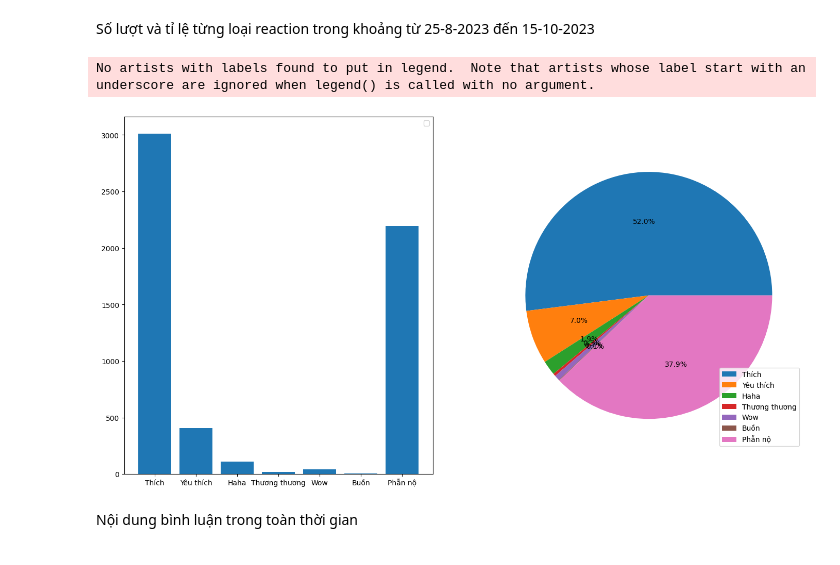
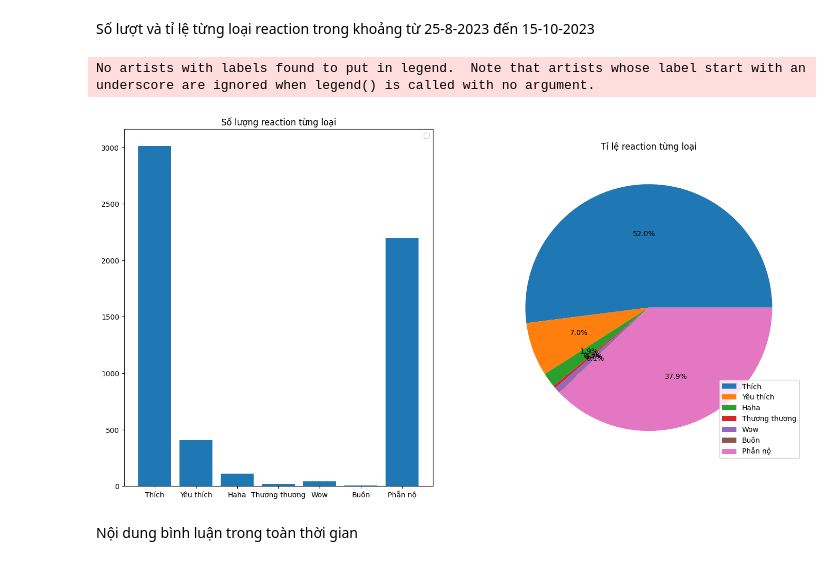
Before and after one commit to Anh39/FacebookPageAnalysis, a Jupyter notebook: DataVisual.ipynb, the cells around one changed output. Drawn from its saved outputs; the diff is of its cells as text; code cells hidden in the pictures.

```diff
--- a/DataVisual.ipynb
+++ b/DataVisual.ipynb
@@ -178,21 +178,23 @@ Số lượt và tỉ lệ từng loại reaction trong khoảng từ 25-8-2023
 # %%
 tdf = GetDataFromBetweenTime(df,datetime(2023,8,25),datetime(2023,10,15))
 pieSeries = pd.Series(
                     {'Like' : tdf['Like Count'].sum(),'Love' : tdf['Love Count'].sum()
                      ,'Haha' : tdf['Haha Count'].sum(),'Care' : tdf['Care Count'].sum()
                      ,'Wow' : tdf['Wow Count'].sum(),'Sad' : tdf['Sad Count'].sum()
                      ,'Angry' : tdf['Angry Count'].sum()})
 labels = ['Thích','Yêu thích','Haha','Thương thương','Wow','Buồn','Phẫn nộ']
 fig,[ax1,ax2] = plt.subplots(1,2,figsize=(17,9))
 ax2.pie(data=pieSeries,x=pieSeries,autopct='%1.1f%%')
 ax1.bar(x=labels,height=pieSeries)
+ax1.set_title('Số lượng reaction từng loại')
 ax2.legend(labels)
 ax1.legend()
-plt.savefig(IMAGES_PATH + 'Fig3_ReactionAmount.png',bbox_inches='tight')
+ax2.set_title('Tỉ lệ reaction từng loại')
+plt.savefig(IMAGES_PATH + 'Fig3.1_ReactionAmount.png',bbox_inches='tight')
 plt.show()
 # %% [output]
 No artists with labels found to put in legend.  Note that artists whose label start with an underscore are ignored when legend() is called with no argument.
-[figure, old version]
+[figure, new version]
 # %% [markdown]
 Nội dung bình luận trong toàn thời gian
 # %%
```
Also changed, not shown: 3 other files.
